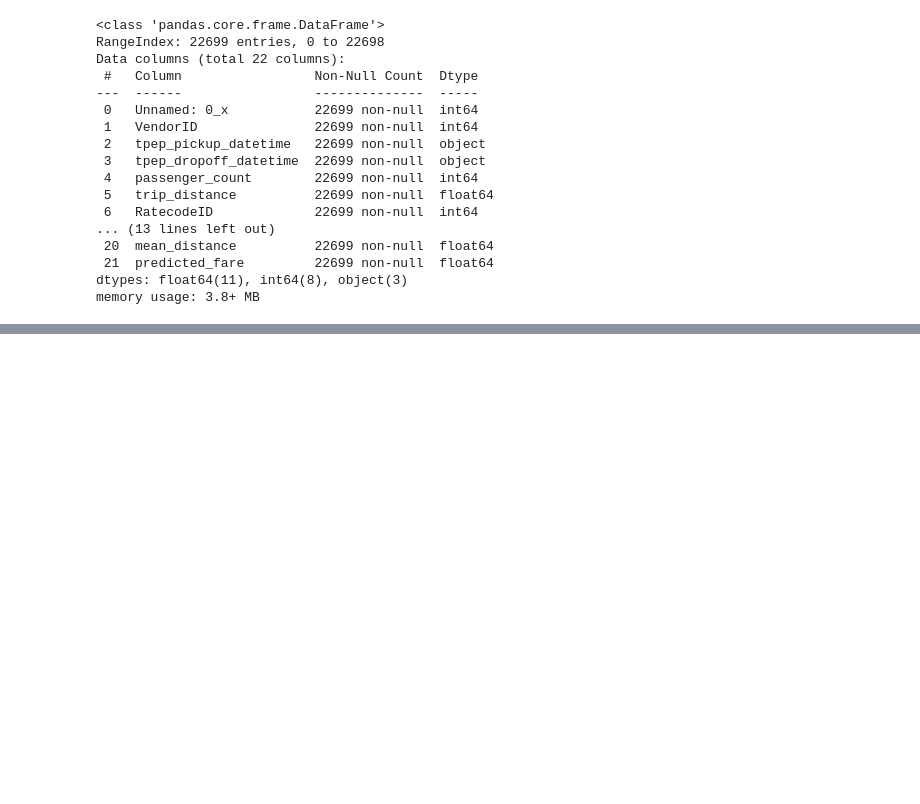
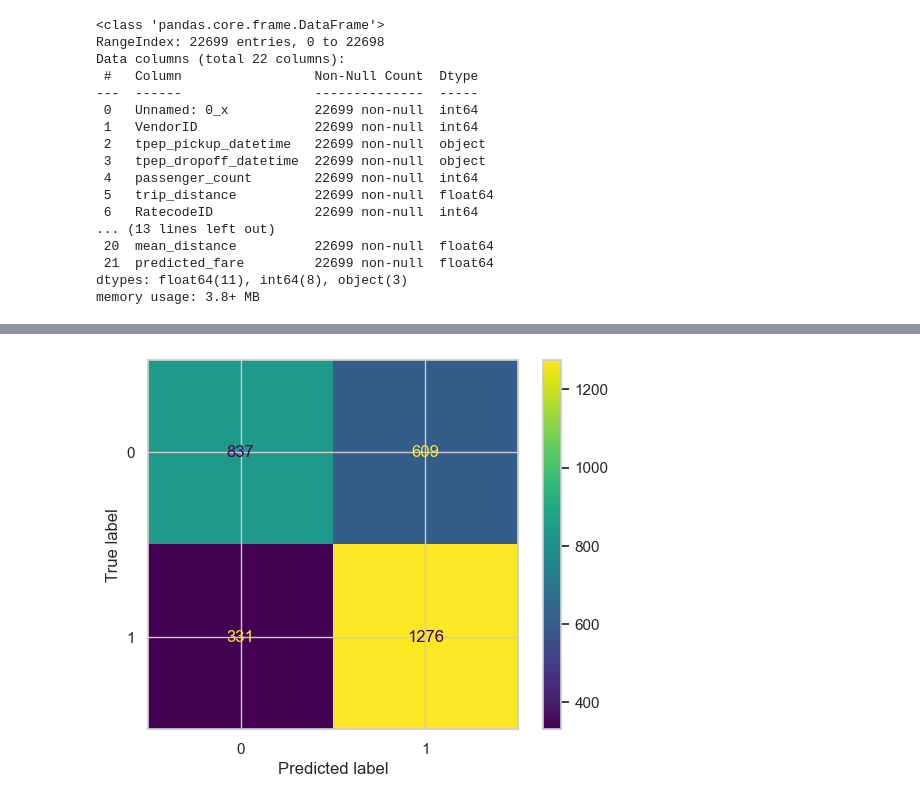
Before and after one commit to Mustafa777Xo/TLC, a Jupyter notebook: TLC.ipynb, the cells around one changed output, grey strips where cells are left out. Cells and saved outputs as stored; diff of their text form; code cells hidden in the pictures; blank space fills up the shorter version.

```diff
--- a/TLC.ipynb
+++ b/TLC.ipynb
@@ -1428,0 +1681,32 @@ memory usage: 3.8+ MB
+# %%
+# Isolate target variable (y)
+y = df2['generous']
+
+# Isolate the features (X)
+X = df2.drop('generous', axis=1)
+
+# Split into train and test sets
+X_train, X_test, y_train, y_test = train_test_split(X, y, stratify=y, test_size=0.2, random_state=42)
+# %%
+# 1. Instantiate the random forest classifier
+rf = RandomForestClassifier(random_state=42)
+
+# 2. Create a dictionary of hyperparameters to tune
+# Note that this example only contains 1 value for each parameter for simplicity,
+# but you should assign a dictionary with ranges of values
+cv_params = {'max_depth': [None],
+             'max_features': [1.0],
+             'max_samples': [0.7],
+             'min_samples_leaf': [1],
+             'min_samples_split': [2],
+             'n_estimators': [300]
+             }
+
+# 3. Define a dictionary of scoring metrics to capture
+scoring = {'accuracy', 'precision', 'recall', 'f1'}
+
+# 4. Instantiate the GridSearchCV object
+rf1 = GridSearchCV(rf, cv_params, scoring=scoring, cv=4, refit='f1')
+# %%
+%%time
+rf1.fit(X_train, y_train)
@@ -1428,0 +1783,3 @@ memory usage: 3.8+ MB
+# %%
+# Get scores on test data
+rf_preds = rf1.best_estimator_.predict(X_test)
@@ -1428,0 +1899,11 @@ memory usage: 3.8+ MB
+# %%
+# Generate array of values for confusion matrix
+cm = confusion_matrix(y_test, rf_preds, labels=rf1.classes_)
+
+# Plot confusion matrix
+disp = ConfusionMatrixDisplay(confusion_matrix=cm,
+                             display_labels=rf1.classes_,
+                             )
+disp.plot(values_format='');
+# %% [output]
+[figure, added]
```
Also changed, not shown: parts of 37 cells of this notebook.
